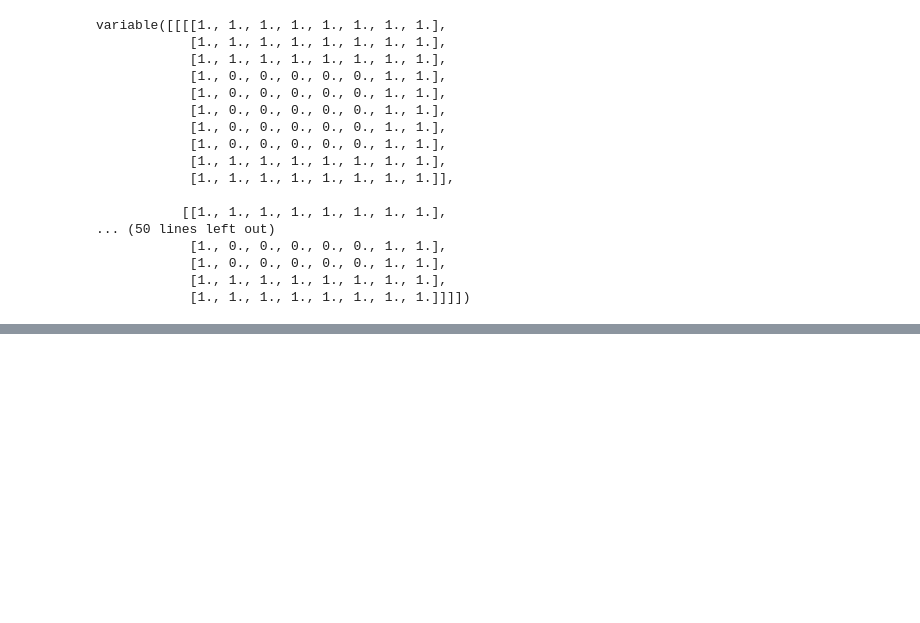
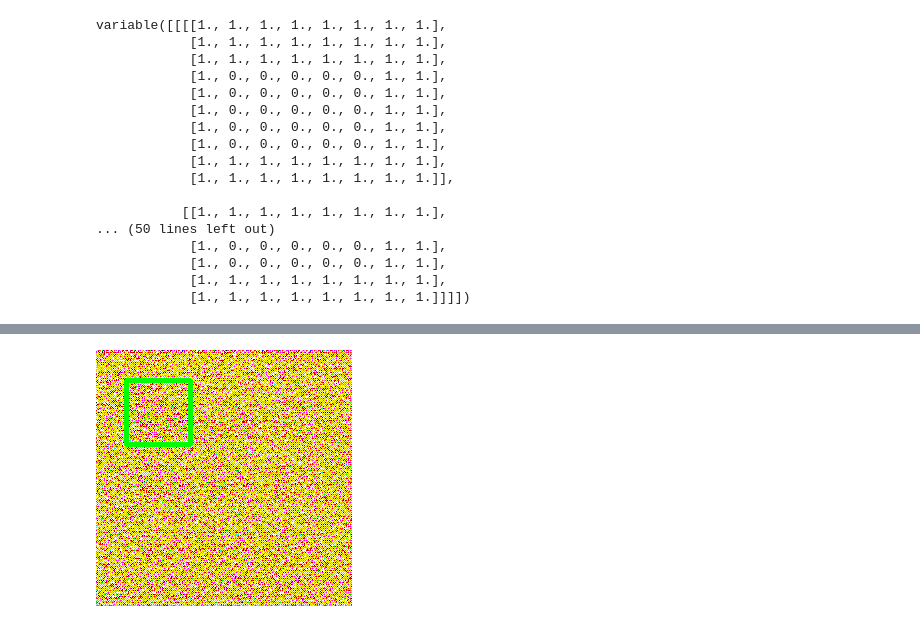
Before and after one commit to Teppei-Kanayama/conditional-gan, a Jupyter notebook: dcgan_landmark_and_face/Untitled.ipynb, the cells around one changed output, grey strips where cells are left out. Saved outputs shown, nothing was run; the diff lists cells and outputs as text; code cells hidden in the pictures; blank space fills up the shorter version.

```diff
--- a/dcgan_landmark_and_face/Untitled.ipynb
+++ b/dcgan_landmark_and_face/Untitled.ipynb
@@ -104,0 +125,4 @@ variable([[[[1., 1., 1., 1., 1., 1., 1., 1.],
+# %%
+Image.fromarray(img_with_bbox)
+# %% [output]
+[figure, added]
```
Also changed, not shown: parts of 7 cells of this notebook, 4 other files.
